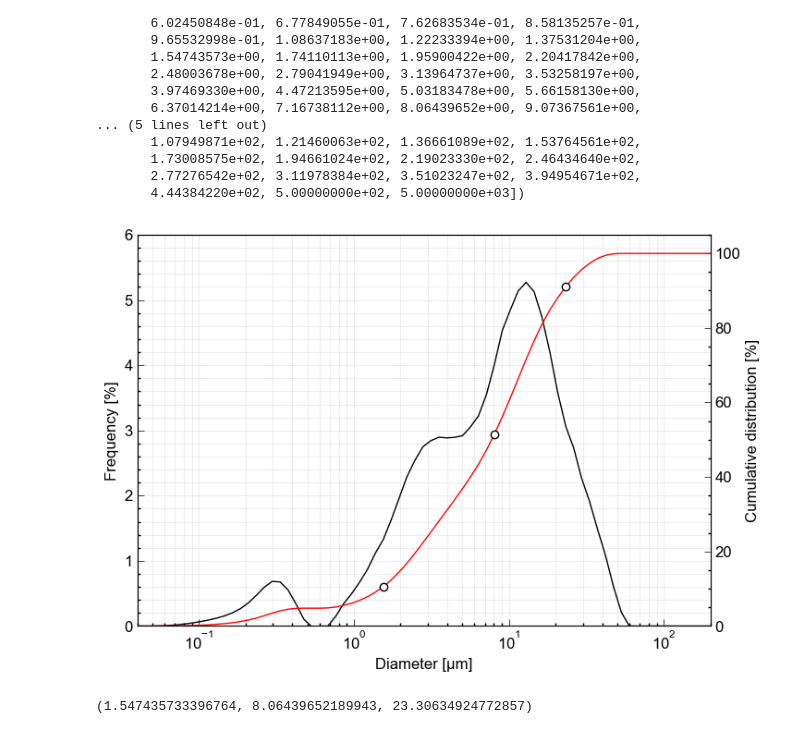
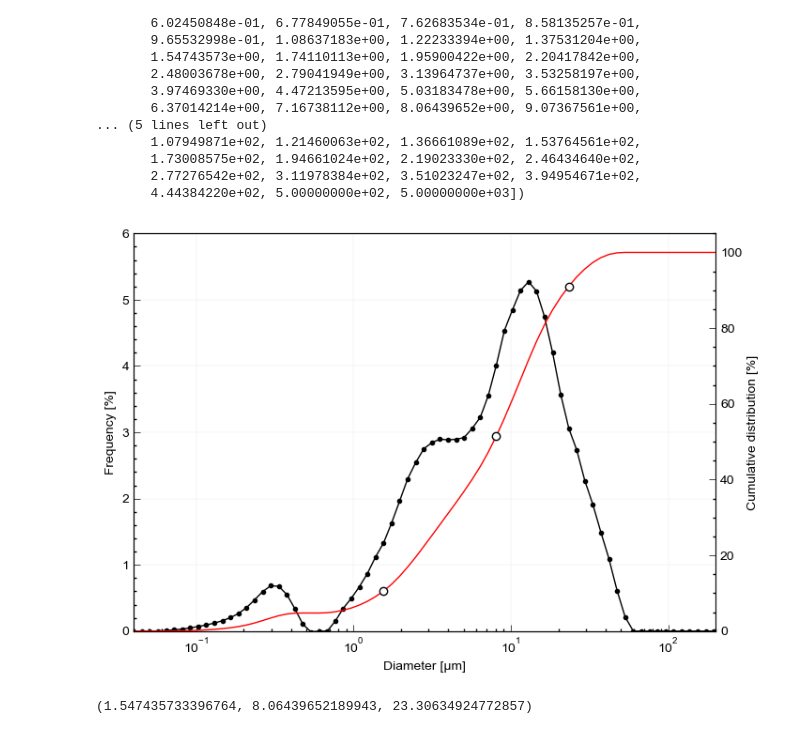
Before and after one commit to kura-okubo/4mNonSelfSim_Paper, a Jupyter notebook: Experiments/GougePatch/Gouge_ParticleSize/plot_Gauge_ParticleDistribution.ipynb, the cells around one changed output. Cells and saved outputs as stored; diff of their text form; code cells hidden in the pictures.

Commit message:
update gouge particle size distribution

```diff
--- a/Experiments/GougePatch/Gouge_ParticleSize/plot_Gauge_ParticleDistribution.ipynb
+++ b/Experiments/GougePatch/Gouge_ParticleSize/plot_Gauge_ParticleDistribution.ipynb
@@ -9,14 +13,14 @@ import matplotlib.pyplot as plt
 import numpy as np
 import pandas as pd
 from scipy.interpolate import CubicSpline
-from scipy.integrate import cumtrapz
+from scipy.integrate import cumulative_trapezoid
 
 from tqdm import tqdm
 import warnings
 
 plt.rcParams["font.family"] = 'Arial'
 # plt.rcParams["font.sans-serif"] = "DejaVu Sans, Arial, Helvetica, Lucida Grande, Verdana, Geneva, Lucid, Avant Garde, sans-serif"
-plt.rcParams["font.size"] = 12
+plt.rcParams["font.size"] = 10
 plt.rcParams["xtick.direction"] = "in"
 plt.rcParams["xtick.major.size"] = 5
 plt.rcParams["xtick.major.width"] = 0.5
@@ -115,7 +119,7 @@ print(f"Sum of ds_scaled is {np.sum(qs_scaled):.1f} [%].")
 Sum of ds_scaled is 100.0 [%].
 # %%
 # search the median
-qs_cumtrapz = cumtrapz(qs_scaled)
+qs_cumtrapz = cumulative_trapezoid(qs_scaled)
 
 plt.plot(qs_cumtrapz)
 # %% [output]
@@ -213,38 +217,41 @@ widths = [r - l for l, r in zip(lefts, rights)]
 # ax.bar(lefts, q3, widths, align='edge', facecolor='gray', lw=0)
 
 # ax.bar(xs, qs_scaled, widths, align='edge', facecolor=[0.7, 0.7, 0.7], lw=1)
 # ax.plot(xs, qs_scaled, "k-o", lw=1)
 
-ax.plot(xs, qs_scaled, "k-", lw=1)
+ax.plot(xs, qs_scaled, "k.-", lw=1)
 
 ax.set_xscale('log')
-ax.grid(which='both', alpha=0.2, zorder=-2)
+
+ax.grid(True, c=np.array([230, 230, 230])/255, lw=0.25, zorder=-1)
+ax.set_axisbelow('True')
+
 ax.set_ylim([0, 6])
 ax.set_xlim([0.04, 200])
 ax.set_xlabel("Diameter [µm]")
 ax.set_ylabel("Frequency [%]")
 
 # plot cumulative volume
 ax2 = ax.twinx()
 
 # ax2.plot(x, df_darr["Q3"], "b--", lw=1, label="Q3 from the datasheet")
 ax2.plot(xs[:-1], qs_cumtrapz, "r-", lw=1) # We plot the cumulative diameter with recomputed one.
 ax2.set_xscale('log')
 ax2.set_ylabel('Cumulative distribution [%]')
 ax2.set_ylim([0, 105])
 
 # Plot D10, D50, D90 markers
 q10 = qs_cumtrapz[np.where(qs_cumtrapz >= 10)[0][0]]
 q50 = qs_cumtrapz[np.where(qs_cumtrapz >= 50)[0][0]]
 q90 = qs_cumtrapz[np.where(qs_cumtrapz >= 90)[0][0]]
 
 ax2.plot([d10, d50, d90], [q10, q50, q90], "o",  markerfacecolor="w", markeredgecolor="k")
 
 
-plt.savefig(figdir+"/gouge_diameter_master.png", format="png", dpi=80)
-plt.savefig(figdir+"/gouge_diameter_master.pdf", format="pdf")
+plt.savefig(figdir+"/FigS_gouge_diameter_master.png", format="png", dpi=80)
+plt.savefig(figdir+"/FigS_gouge_diameter_master.eps", format="eps")
 # %% [output]
-[figure, old version]
+[figure, new version]
 # %%
 d10, d50, d90
 # %% [output]
```
Also changed, not shown: parts of 7 cells of this notebook.
